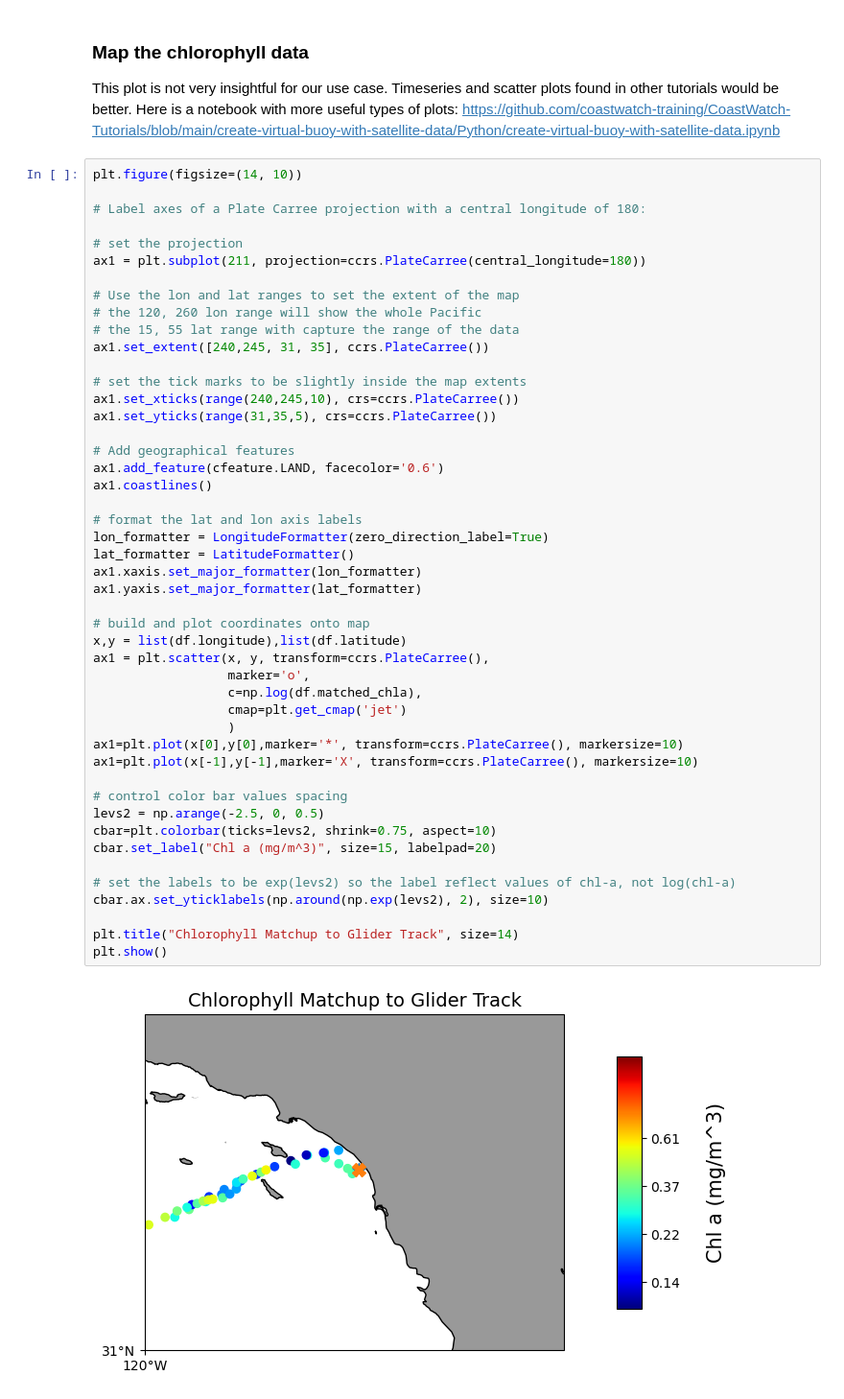
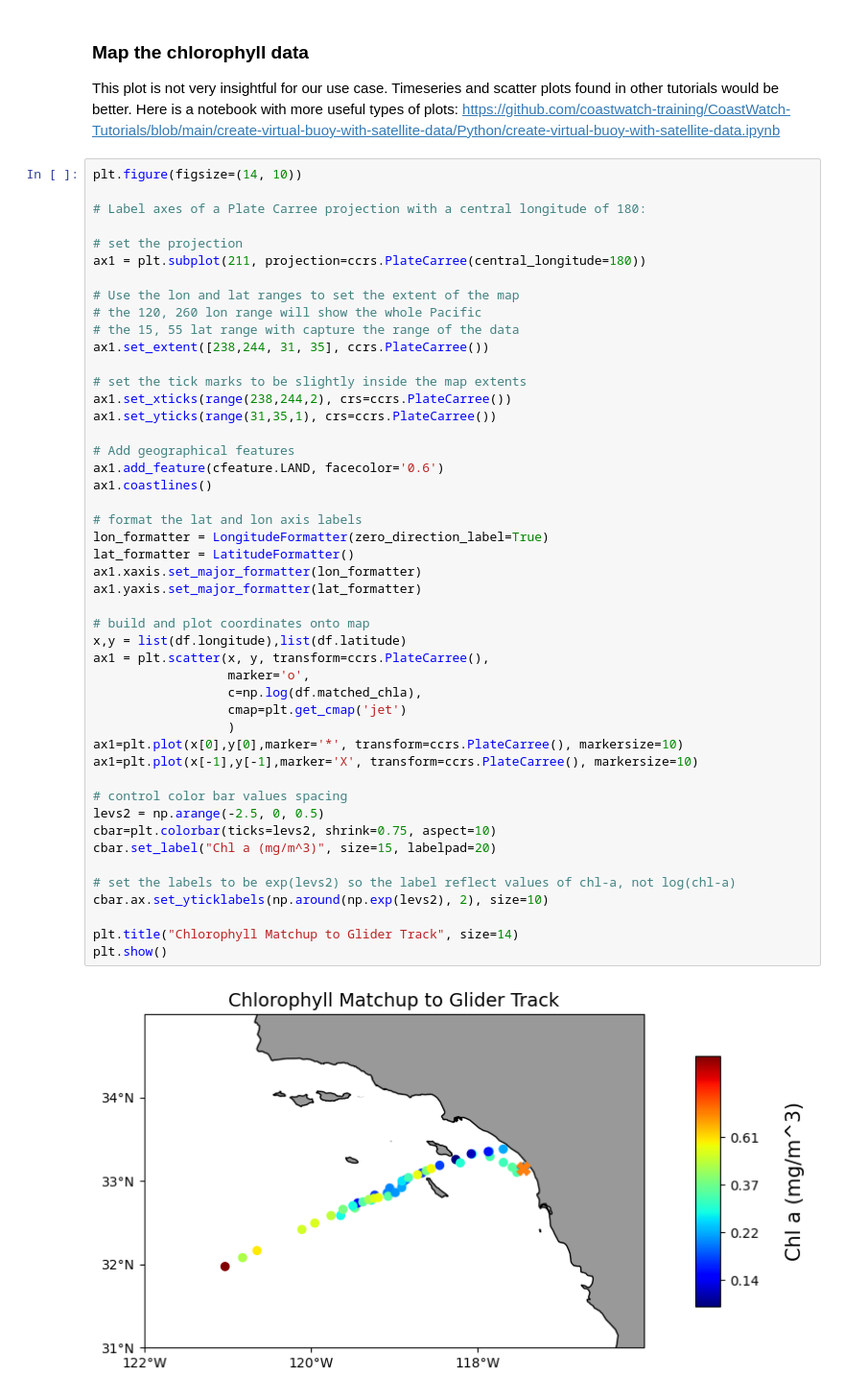
Before and after one commit to jenseva/chl_glider, a Jupyter notebook: glider_cci_matchup_example.ipynb, the cells around one changed output. Shown: that part at 96% size. Saved outputs shown, nothing was run; the diff lists cells and outputs as text.

```diff
--- a/glider_cci_matchup_example.ipynb
+++ b/glider_cci_matchup_example.ipynb
@@ -582,41 +529,41 @@ ax1 = plt.subplot(211, projection=ccrs.PlateCarree(central_longitude=180))
 # Use the lon and lat ranges to set the extent of the map
 # the 120, 260 lon range will show the whole Pacific
 # the 15, 55 lat range with capture the range of the data
-ax1.set_extent([240,245, 31, 35], ccrs.PlateCarree())
+ax1.set_extent([238,244, 31, 35], ccrs.PlateCarree())
 
 # set the tick marks to be slightly inside the map extents
-ax1.set_xticks(range(240,245,10), crs=ccrs.PlateCarree())
-ax1.set_yticks(range(31,35,5), crs=ccrs.PlateCarree())
+ax1.set_xticks(range(238,244,2), crs=ccrs.PlateCarree())
+ax1.set_yticks(range(31,35,1), crs=ccrs.PlateCarree())
 
 # Add geographical features
 ax1.add_feature(cfeature.LAND, facecolor='0.6')
 ax1.coastlines()
 
 # format the lat and lon axis labels
 lon_formatter = LongitudeFormatter(zero_direction_label=True)
 lat_formatter = LatitudeFormatter()
 ax1.xaxis.set_major_formatter(lon_formatter)
 ax1.yaxis.set_major_formatter(lat_formatter)
 
 # build and plot coordinates onto map
 x,y = list(df.longitude),list(df.latitude)
 ax1 = plt.scatter(x, y, transform=ccrs.PlateCarree(),
                   marker='o',
                   c=np.log(df.matched_chla),
                   cmap=plt.get_cmap('jet')
                   )
 ax1=plt.plot(x[0],y[0],marker='*', transform=ccrs.PlateCarree(), markersize=10)
 ax1=plt.plot(x[-1],y[-1],marker='X', transform=ccrs.PlateCarree(), markersize=10)
 
 # control color bar values spacing
 levs2 = np.arange(-2.5, 0, 0.5)
 cbar=plt.colorbar(ticks=levs2, shrink=0.75, aspect=10)
 cbar.set_label("Chl a (mg/m^3)", size=15, labelpad=20)
 
 # set the labels to be exp(levs2) so the label reflect values of chl-a, not log(chl-a)
 cbar.ax.set_yticklabels(np.around(np.exp(levs2), 2), size=10)
 
 plt.title("Chlorophyll Matchup to Glider Track", size=14)
 plt.show()
 # %% [output]
-[figure, old version]
+[figure, new version]
```
Also changed, not shown: parts of 11 cells of this notebook.
